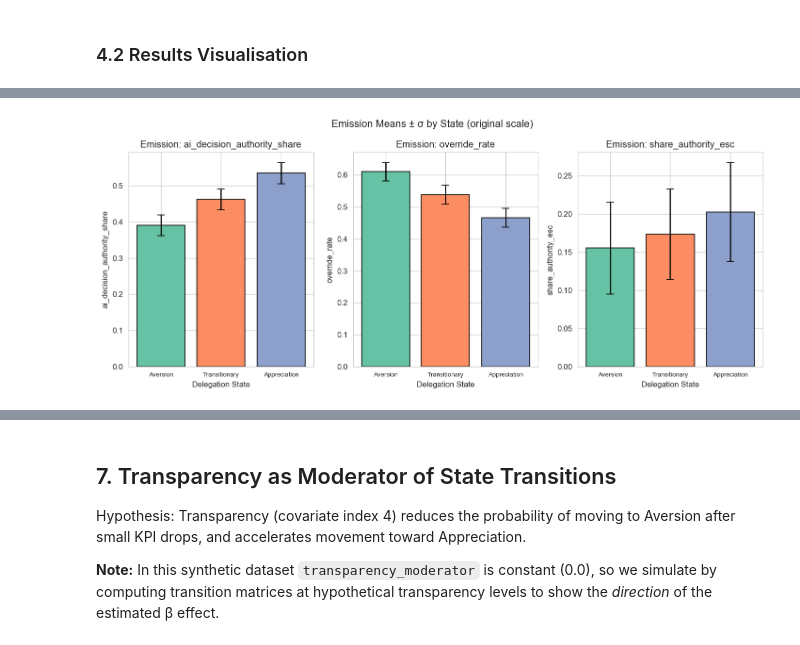
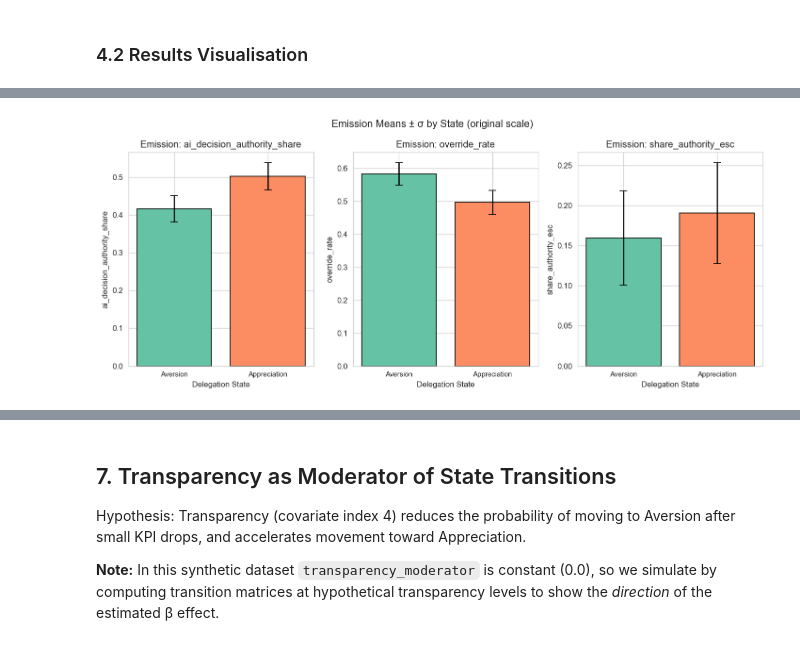
Before and after one commit to kaki1995/Triadic-Human-AI-Delegation, a Jupyter notebook: data_analysis/hmm_3_emissions.ipynb, the cells around one changed output, grey strips where cells are left out. Saved outputs shown, nothing was run; the diff lists cells and outputs as text; code cells hidden in the pictures.

```diff
--- a/data_analysis/hmm_3_emissions.ipynb
+++ b/data_analysis/hmm_3_emissions.ipynb
@@ -286,6 +286,26 @@ Controls (K)      : 8
 # %% [markdown]
 ## 2. Hidden Markov Model Specification
 ### 2.1 Model Structure & 2.2 Forward–Backward Algorithm
+# %%
+# ============================================================
+# Pre-stack all sequences to 3-D tensors for batched estimation
+# ============================================================
+import numpy as np
+
+Y_stack = np.stack(data.Y)   # (N, T, D)
+X_stack = np.stack(data.X)   # (N, T, P)
+Z_stack = np.stack(data.Z)   # (N, T, K)
+
+N, T, D = Y_stack.shape
+P = X_stack.shape[2]
+K = Z_stack.shape[2]
+n_obs_total = N * T
+
+print(f"Stacked arrays:")
+print(f"  Y_stack: {Y_stack.shape}  (N={N}, T={T}, D={D})")
+print(f"  X_stack: {X_stack.shape}  (N={N}, T={T}, P={P})")
+print(f"  Z_stack: {Z_stack.shape}  (N={N}, T={T}, K={K})")
+print(f"  n_obs_total = {n_obs_total}")
 # %%
 # ============================================================
 # 4. Parameters + Forward–Backward  (VECTORIZED)
@@ -1394,29 +1418,52 @@ plt.show()
 # %%
 # ============================================================
-# 4.2b. Emission means by state (original scale)
+# 4.2b. Emission means by state (original scale) (MATCHES YOUR label_map)
+#   - Uses your computed label_map + state_order_1idx
+#   - Shows bars in order: Aversion (left) → Appreciation (right)
+#   - Works for J=2 (and generally for J>2 if you extend label_map/order)
 # ============================================================
+
+import numpy as np
+import matplotlib.pyplot as plt
+import seaborn as sns
+
+assert "label_map" in globals(), "label_map not found. Run your STATE LABELING cell first."
+assert "state_order_1idx" in globals(), "state_order_1idx not found. Run your STATE LABELING cell first."
+
+best_J = int(best_J_final) if "best_J_final" in globals() else int(best_J)
 
 n_emissions = len(emission_cols)
 fig, axes = plt.subplots(1, n_emissions, figsize=(4 * n_emissions, 5))
 axes = np.atleast_1d(axes)
 
-label_order = ["Aversion", "Transitionary", "Appreciation"]
+# Order states and labels using YOUR rule
+state_order_1idx = list(state_order_1idx)                 # e.g., [state_aversion, state_appreciation]
+state_order_0idx = [s - 1 for s in state_order_1idx]      # convert to 0-index
+label_order = [label_map[s] for s in state_order_1idx]    # e.g., ["Aversion", "Appreciation"]
+
+palette = sns.color_palette("Set2", len(label_order))
 
 for d, col in enumerate(emission_cols):
     ax = axes[d]
-    # Order by state labels
-    vals = [mu_orig[state_order[i], d] for i in range(best_J)]
-    errs = [sigma_orig[state_order[i], d] for i in range(best_J)]
-    ax.bar(label_order, vals, yerr=errs, capsize=5,
-           color=sns.color_palette("Set2", best_J), edgecolor="k")
+
+    vals = [mu_orig[s, d] for s in state_order_0idx]
+    errs = [sigma_orig[s, d] for s in state_order_0idx]
+
+    ax.bar(
+        label_order,
+        vals,
+        yerr=errs,
+        capsize=5,
+        color=palette,
+        edgecolor="k"
+    )
     ax.set_xlabel("Delegation State")
     ax.set_ylabel(col)
     ax.set_title(f"Emission: {col}")
-    ax.tick_params(axis='x', labelsize=8)
-
+    ax.tick_params(axis="x", labelsize=9)
 
 plt.suptitle("Emission Means ± σ by State (original scale)", fontsize=13)
 plt.tight_layout()
 plt.show()
 # %% [output]
-[figure, old version]
+[figure, new version]
```
Also changed, not shown: parts of 27 cells of this notebook, 2 other files.
